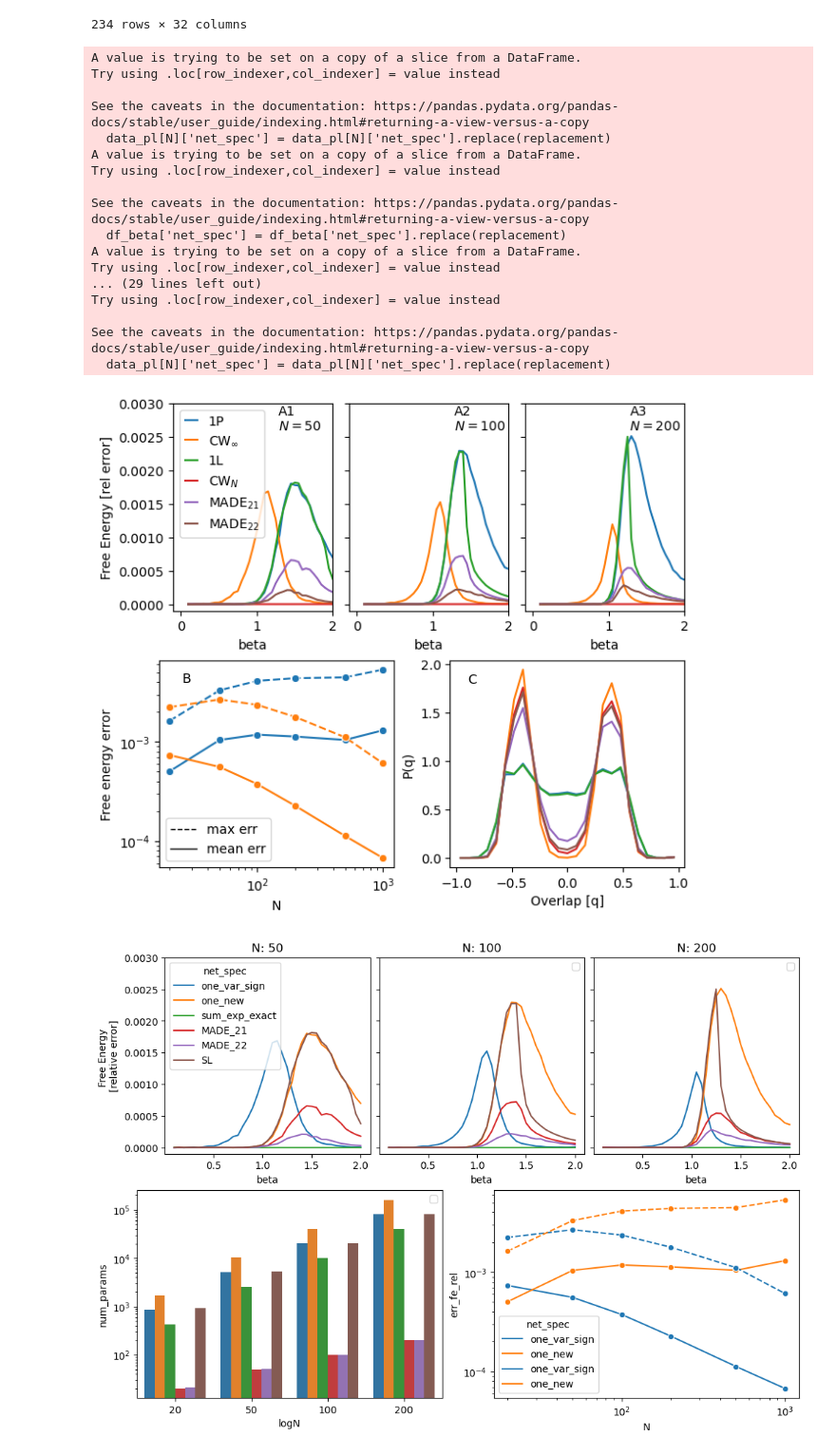
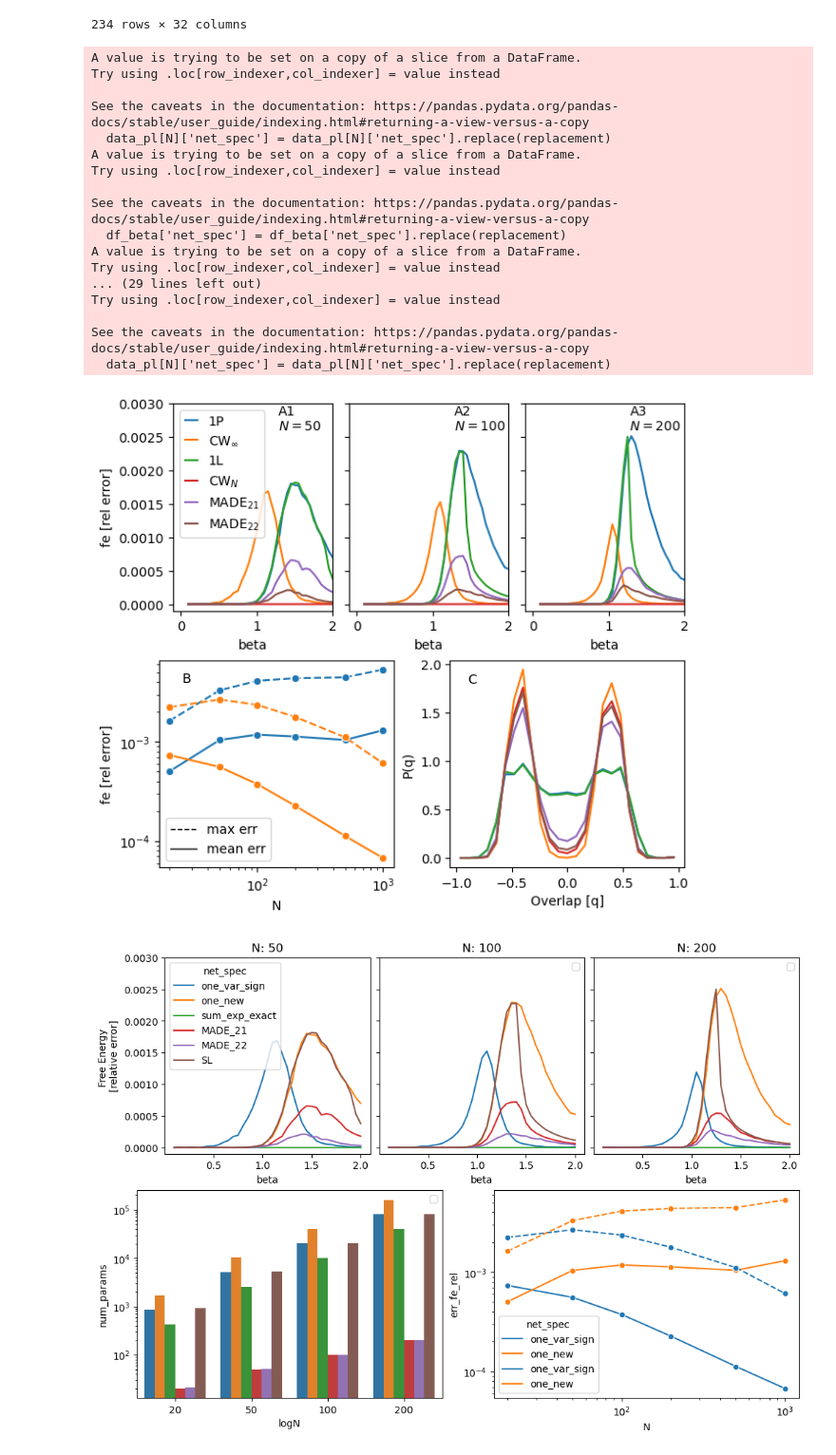
Before and after one commit to ocadni/h2arnn, a Jupyter notebook: results/Curie-Weiss/CW_results.ipynb, the cells around one changed output. Shown at 95% size. Saved outputs shown, nothing was run; the diff lists cells and outputs as text; code cells hidden in the pictures.

```diff
--- a/results/Curie-Weiss/CW_results.ipynb
+++ b/results/Curie-Weiss/CW_results.ipynb
@@ -476,8 +476,8 @@ axs[0][1].set_yticklabels([])
 axs[0][2].set_yticklabels([])
 axs[0][2].set_ylabel("")
 axs[0][1].set_ylabel("")
-axs[0][0].set_ylabel("Free Energy [rel error]")
-axs[1][0].set_ylabel("Free energy error")
+axs[0][0].set_ylabel("fe [rel error]")
+axs[1][0].set_ylabel("fe [rel error]")
 
 axs[1][1].set_xlabel("Overlap [q]")
 axs[1][1].set_ylabel("P(q)")
@@ -501,34 +501,34 @@ axs[0][2].text(1.28, 0.0026, "A3\n$N=200$")
 axs[1][0].text(25, 4e-3, "B")
 axs[1][1].text(-0.9, 1.8, "C")
 
 
 from matplotlib.lines import Line2D
 
 custom_lines = [Line2D([0], [0], ls = "--", color="black", lw=1),
                Line2D([0], [0], ls = "-", color="black", lw=1),]
 axs[1][0].legend(custom_lines, ['max err', 'mean err'])
 
 #plt.tight_layout()
 plt.savefig("../tex/img/CW_res.pdf", bbox_inches='tight')
 # %% [output]
 A value is trying to be set on a copy of a slice from a DataFrame.
 Try using .loc[row_indexer,col_indexer] = value instead
 
 See the caveats in the documentation: https://pandas.pydata.org/pandas-docs/stable/user_guide/indexing.html#returning-a-view-versus-a-copy
   data_pl[N]['net_spec'] = data_pl[N]['net_spec'].replace(replacement)
 A value is trying to be set on a copy of a slice from a DataFrame.
 Try using .loc[row_indexer,col_indexer] = value instead
 
 See the caveats in the documentation: https://pandas.pydata.org/pandas-docs/stable/user_guide/indexing.html#returning-a-view-versus-a-copy
   df_beta['net_spec'] = df_beta['net_spec'].replace(replacement)
 A value is trying to be set on a copy of a slice from a DataFrame.
 Try using .loc[row_indexer,col_indexer] = value instead
 ... (29 lines left out)
 Try using .loc[row_indexer,col_indexer] = value instead
 
 See the caveats in the documentation: https://pandas.pydata.org/pandas-docs/stable/user_guide/indexing.html#returning-a-view-versus-a-copy
   data_pl[N]['net_spec'] = data_pl[N]['net_spec'].replace(replacement)
-[figure, old version]
+[figure, new version]
 # %%
 import seaborn as sns
 import matplotlib.pyplot as plt
```
Also changed, not shown: 5 other files.
